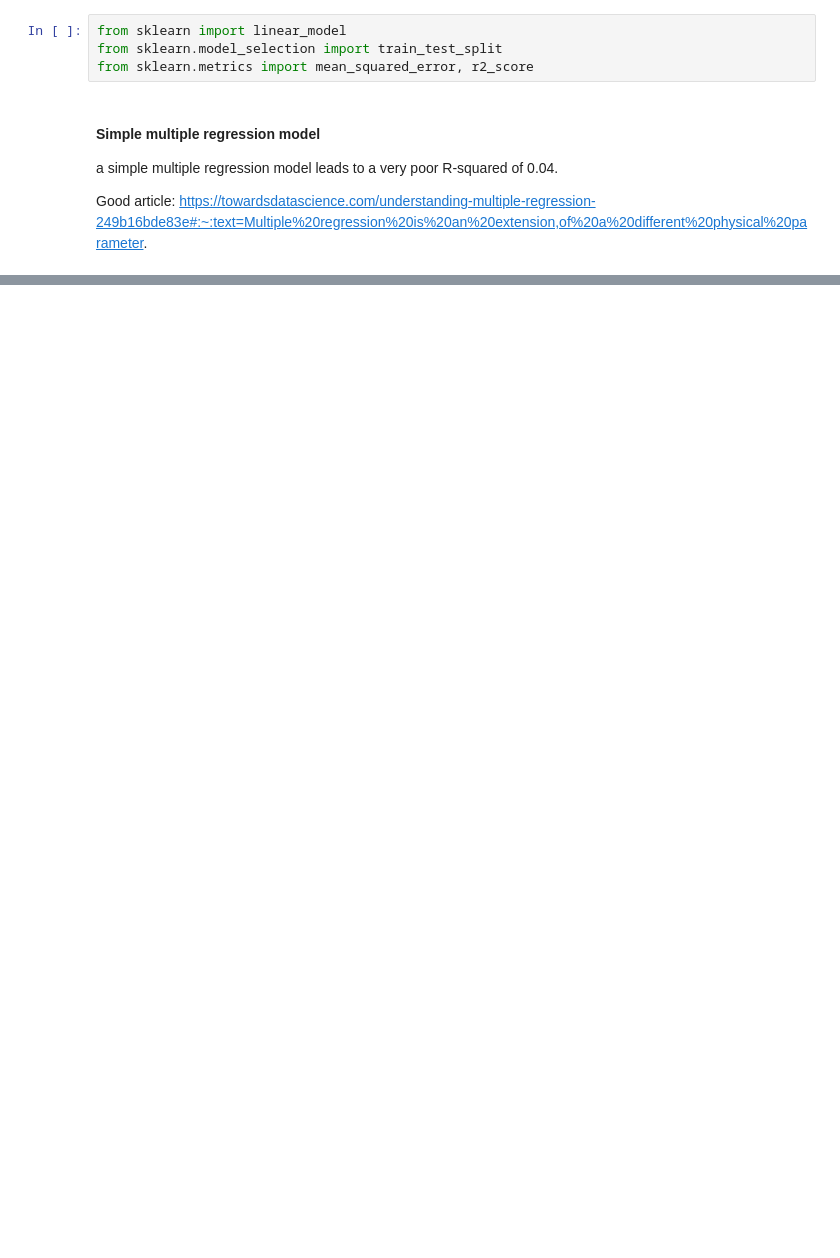
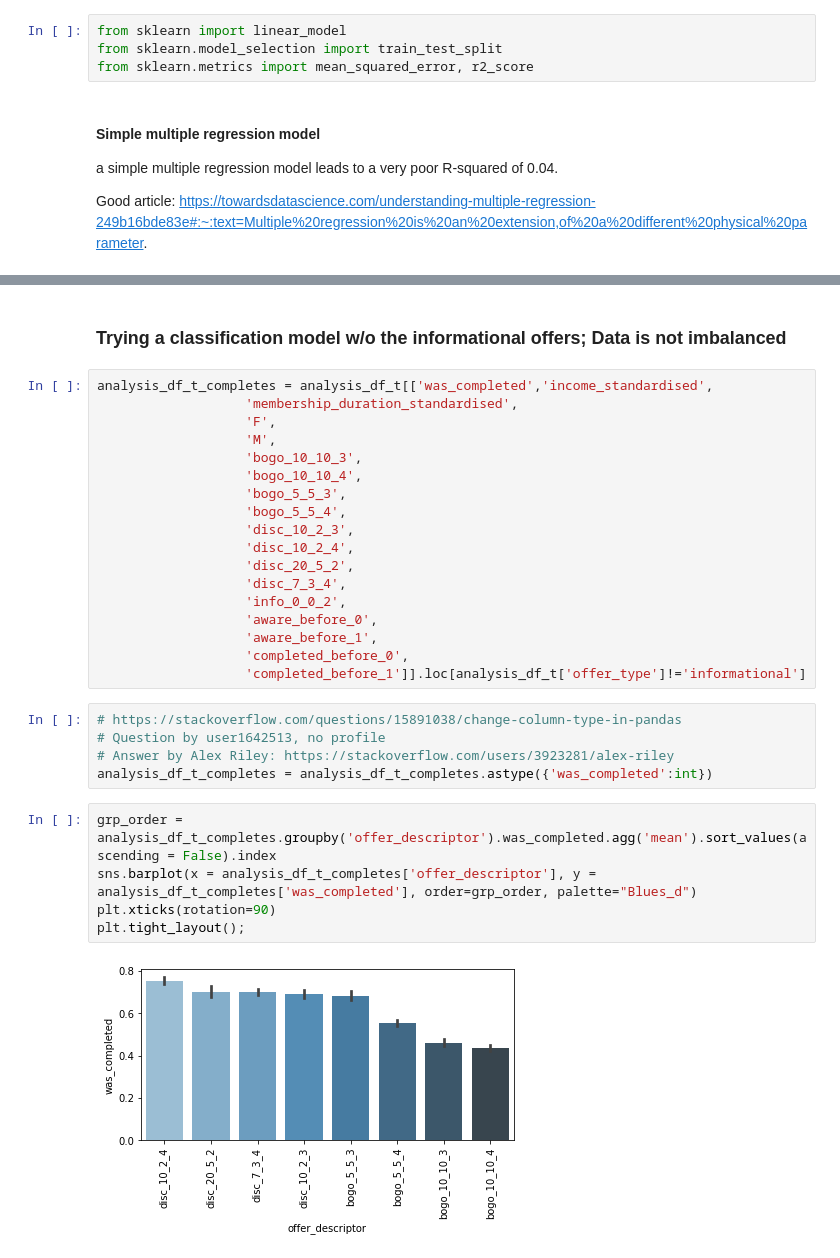
Before and after one commit to judithleao/capstone-project-starbucks, a Jupyter notebook: Starbucks-Analysis.ipynb, the cells around one changed output, grey strips where cells are left out. Cells and saved outputs as stored; diff of their text form; blank space fills up the shorter version.

```diff
--- a/Starbucks-Analysis.ipynb
+++ b/Starbucks-Analysis.ipynb
@@ -867,0 +847,32 @@ memory usage: 13.3+ MB
+# %% [markdown]
+### Trying a classification model w/o the informational offers; Data is not imbalanced
+# %%
+analysis_df_t_completes = analysis_df_t[['was_completed','income_standardised',
+                   'membership_duration_standardised',
+                   'F',
+                   'M',
+                   'bogo_10_10_3',
+                   'bogo_10_10_4',
+                   'bogo_5_5_3',
+                   'bogo_5_5_4',
+                   'disc_10_2_3',
+                   'disc_10_2_4',
+                   'disc_20_5_2',
+                   'disc_7_3_4',
+                   'info_0_0_2',
+                   'aware_before_0',
+                   'aware_before_1',
+                   'completed_before_0',
+                   'completed_before_1']].loc[analysis_df_t['offer_type']!='informational']
+# %%
+# https://stackoverflow.com/questions/15891038/change-column-type-in-pandas
+# Question by user1642513, no profile
+# Answer by Alex Riley: https://stackoverflow.com/users/3923281/alex-riley
+analysis_df_t_completes = analysis_df_t_completes.astype({'was_completed':int})
+# %%
+grp_order = analysis_df_t_completes.groupby('offer_descriptor').was_completed.agg('mean').sort_values(ascending = False).index
+sns.barplot(x = analysis_df_t_completes['offer_descriptor'], y = analysis_df_t_completes['was_completed'], order=grp_order, palette="Blues_d")
+plt.xticks(rotation=90)
+plt.tight_layout();
+# %% [output]
+[figure, added]
```
Also changed, not shown: parts of 15 cells of this notebook.
